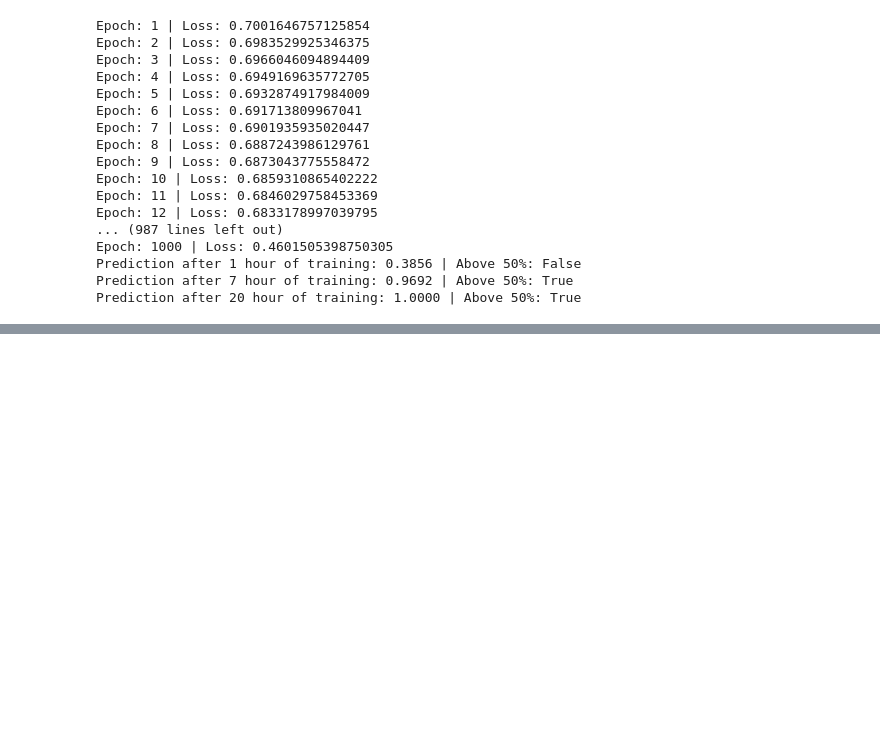
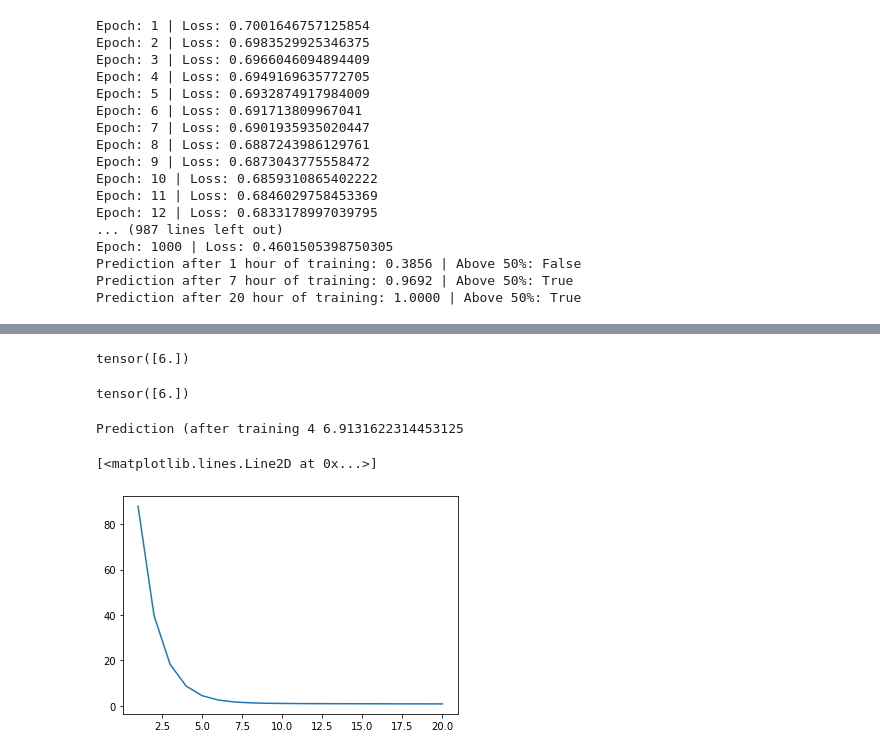
Before and after one commit to SIDED00R/machinelearning, a Jupyter notebook: pytorch_2.ipynb, the cells around one changed output, grey strips where cells are left out. Drawn from its saved outputs; the diff is of its cells as text; code cells hidden in the pictures; blank space fills up the shorter version.

```diff
--- a/pytorch_2.ipynb
+++ b/pytorch_2.ipynb
@@ -154,0 +171,69 @@ Prediction after 20 hour of training: 1.0000 | Above 50%: True
+# %%
+import torch
+import numpy as np
+import matplotlib.pyplot as plt
+
+def forward(x):
+  return x*x*w2+x*w1+b
+def loss(x,y):
+  y_pred=forward(x)
+  return (y_pred-y)**2
+b=torch.tensor([2.0],requires_grad=True)
+w1=torch.tensor([1.0],requires_grad=True)
+w2=torch.tensor([2.0],requires_grad=True)
+l=loss(x=1, y=2)
+l.backward()
+print(w1.grad.data)
+# %% [output]
+tensor([6.])
+# %%
+import torch
+import numpy as np
+import matplotlib.pyplot as plt
+
+def forward(x):
+  return x*x*w2+x*w1+b
+def loss(x,y):
+  y_pred=forward(x)
+  return (y_pred-y)**2
+b=torch.tensor([2.0],requires_grad=True)
+w1=torch.tensor([1.0],requires_grad=True)
+w2=torch.tensor([2.0],requires_grad=True)
+l=loss(x=1, y=2)
+l.backward()
+print(w2.grad.data)
+# %% [output]
+tensor([6.])
+# %%
+from torch import nn
+import torch
+from torch import tensor
+x_data=tensor([[1.0],[2.0],[3.0]])
+y_data=tensor([[2.0],[4.0],[6.0]])
+class Model(nn.Module):
+  def __init__(self):
+    super(Model, self).__init__()
+    self.linear = torch.nn.Linear(1, 1)
+  def forward(self, x):
+    y_pred=self.linear(x)
+    return y_pred
+model=Model()
+criterion=torch.nn.MSELoss(reduction='sum')
+optimizer=torch.optim.SGD(model.parameters(), lr= 0.01)
+losses=[]
+for epoch in range(500):
+  y_pred=model(x_data)
+  loss = criterion(y_pred,y_data)
+  optimizer.zero_grad()
+  loss.backward()
+  losses.append(loss)
+  optimizer.step()
+epoch=range(1,501)
+hour_var = tensor([4.0])
+y_pred=model(hour_var)
+print("Prediction (after training", 4, model(hour_var).item() )
+plt.plot(epoch,losses)
+# %% [output]
+Prediction (after training 4 6.9131622314453125
+[<matplotlib.lines.Line2D at 0x...>]
+[figure, added]
```
Also changed, not shown: parts of 19 cells of this notebook.
